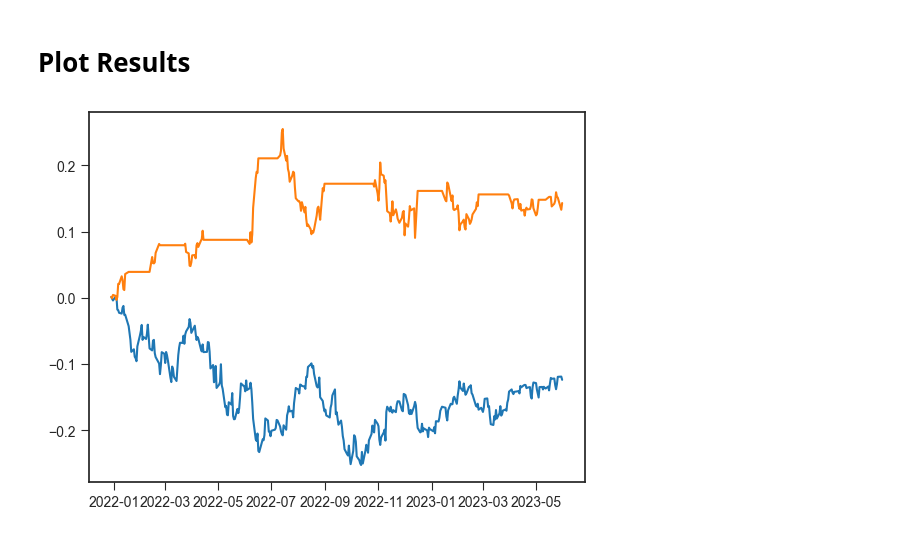
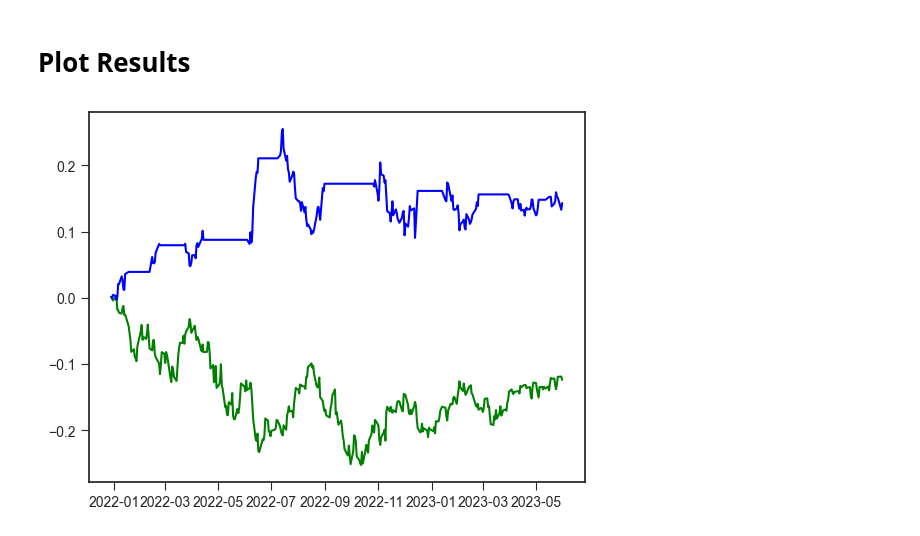
Before and after one commit to ItMeansBigMountain/Financial.Market.ML, a Jupyter notebook: 1_Unsupervised/2-Hidden-Markov-Models-In-Practice.ipynb, the cells around one changed output. Saved outputs shown, nothing was run; the diff lists cells and outputs as text; code cells hidden in the pictures.

```diff
--- a/1_Unsupervised/2-Hidden-Markov-Models-In-Practice.ipynb
+++ b/1_Unsupervised/2-Hidden-Markov-Models-In-Practice.ipynb
@@ -172,9 +172,9 @@ Sharpe Strategy: 0.61%
 # %%
 # Plot Equity Curves
 fig = plt.Figure(figsize=(18,10))
 plt.plot(df_main["bench_prod_exponent"], color="green" )
-plt.plot(df_main["strat_prod_exponent"])
+plt.plot(df_main["strat_prod_exponent"] , color="blue")
 
 plt.show()
 # %% [output]
-[figure, old version]
+[figure, new version]
```
